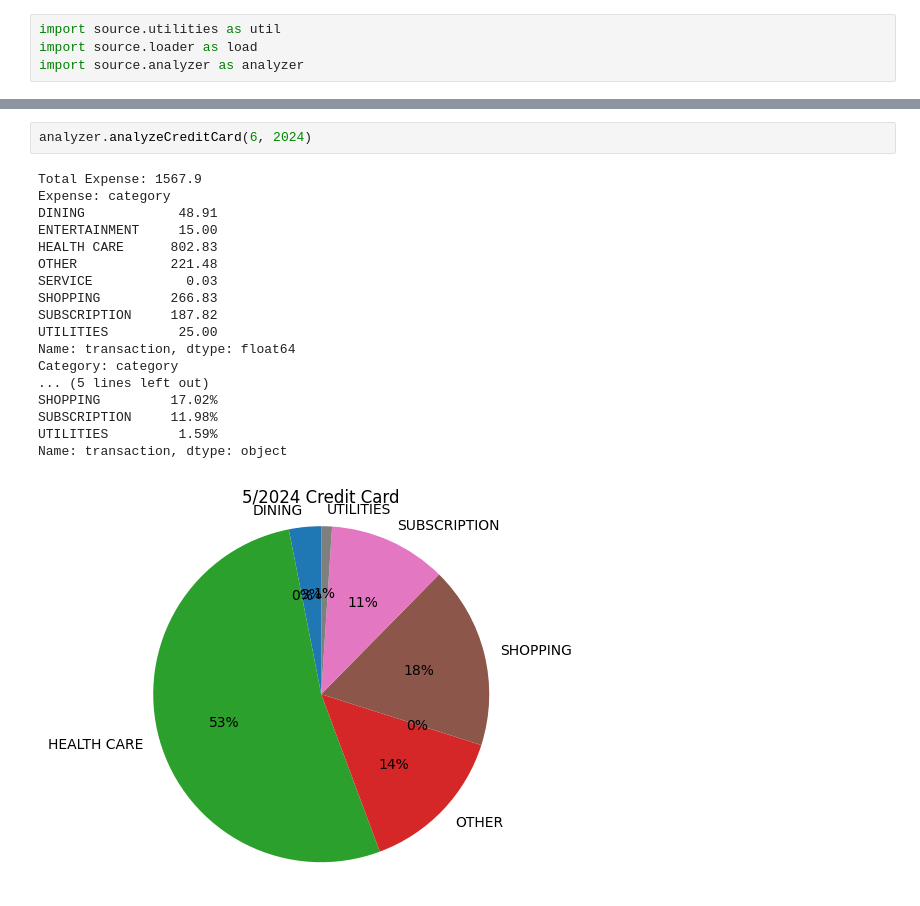
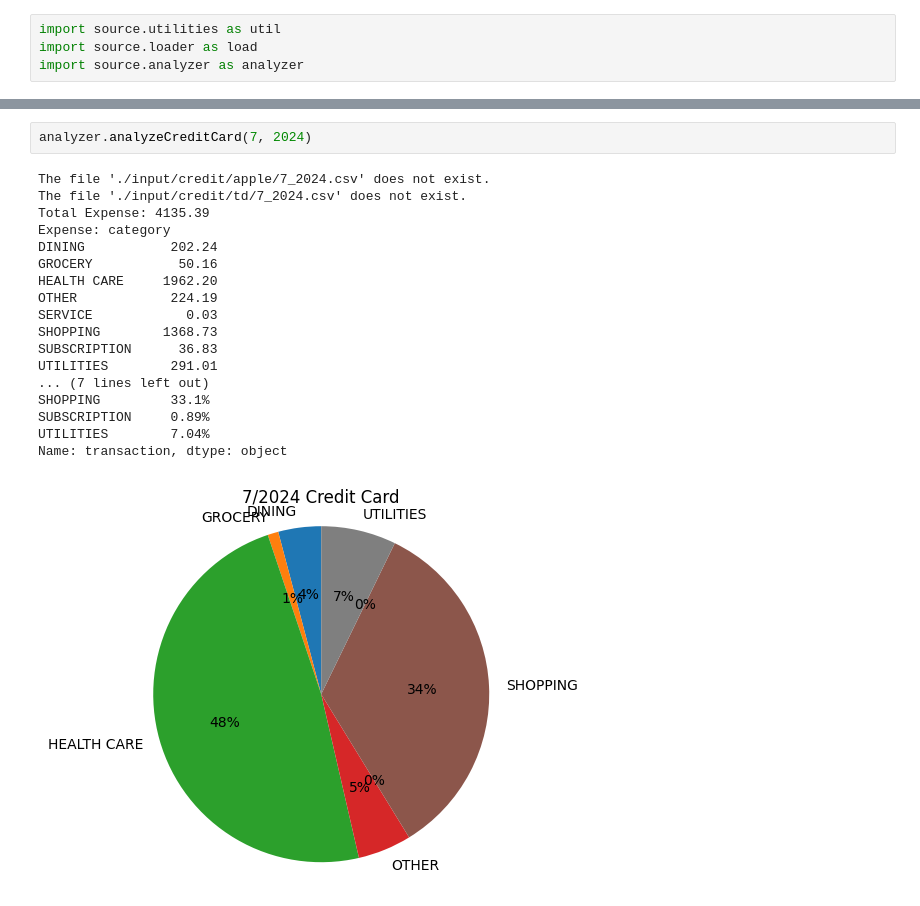
Before and after one commit to lonelytango/swiss-finance, a Jupyter notebook: analyzer.ipynb, the cells around one changed output, grey strips where cells are left out. Saved outputs shown, nothing was run; the diff lists cells and outputs as text.

```diff
--- a/analyzer.ipynb
+++ b/analyzer.ipynb
@@ -10,23 +28,23 @@ DateParseError: Unknown datetime string format, unable to parse: Beginning balan
 # %%
-analyzer.analyzeCreditCard(6, 2024)
+analyzer.analyzeCreditCard(7, 2024)
 # %% [output]
-Total Expense: 1567.9
+The file './input/credit/apple/7_2024.csv' does not exist.
+The file './input/credit/td/7_2024.csv' does not exist.
+Total Expense: 4135.39
 Expense: category
-DINING            48.91
-ENTERTAINMENT     15.00
-HEALTH CARE      802.83
-OTHER            221.48
+DINING           202.24
+GROCERY           50.16
+HEALTH CARE     1962.20
+OTHER            224.19
 SERVICE            0.03
-SHOPPING         266.83
-SUBSCRIPTION     187.82
-UTILITIES         25.00
-Name: transaction, dtype: float64
-Category: category
-... (5 lines left out)
-SHOPPING         17.02%
-SUBSCRIPTION     11.98%
-UTILITIES         1.59%
+SHOPPING        1368.73
+SUBSCRIPTION      36.83
+UTILITIES        291.01
+... (7 lines left out)
+SHOPPING         33.1%
+SUBSCRIPTION     0.89%
+UTILITIES        7.04%
 Name: transaction, dtype: object
-[figure, old version]
+[figure, new version]
 # %%
 # Import Wells Fargo
```
Also changed, not shown: parts of 2 cells of this notebook.
